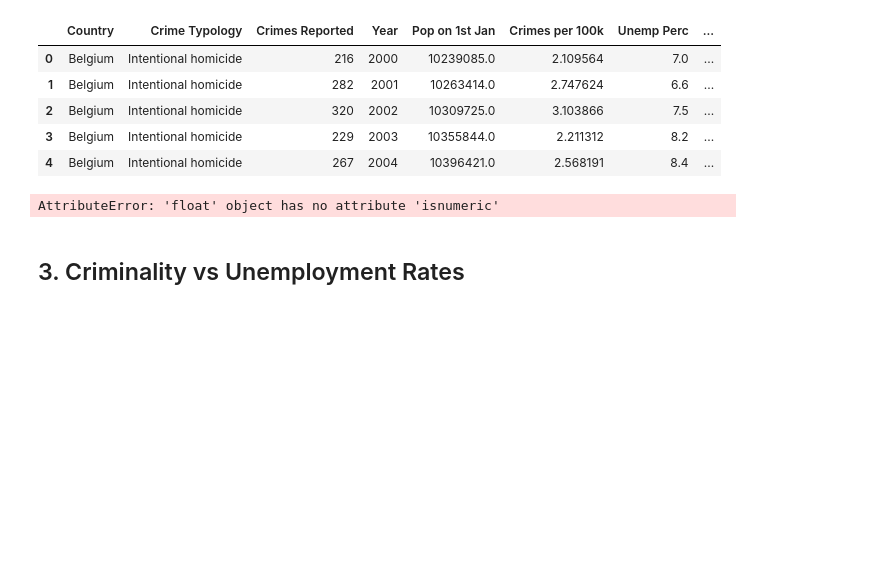
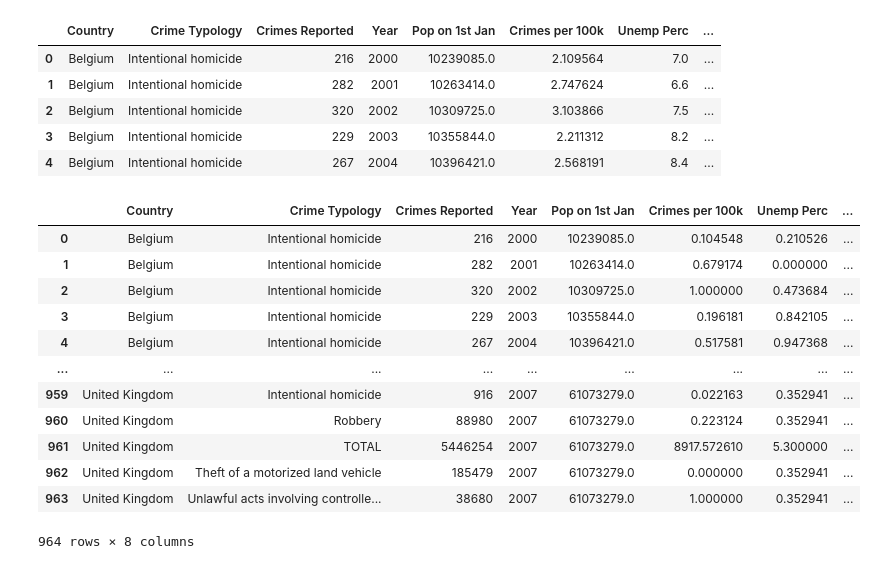
Before and after one commit to Mattia26/Coursework_DMS020, a Jupyter notebook: Criminality_Report_Analysis.ipynb, the cells around one changed output. Cells and saved outputs as stored; diff of their text form; code cells hidden in the pictures; blank space fills up the shorter version.

```diff
--- a/Criminality_Report_Analysis.ipynb
+++ b/Criminality_Report_Analysis.ipynb
@@ -175,16 +483,34 @@ raw_data.head()
 | 2 | Belgium | Intentional homicide | 320 | 2002 | 10309725.0 | 3.103866 | 7.5 | ... |
 | 3 | Belgium | Intentional homicide | 229 | 2003 | 10355844.0 | 2.211312 | 8.2 | ... |
 | 4 | Belgium | Intentional homicide | 267 | 2004 | 10396421.0 | 2.568191 | 8.4 | ... |
-# %%
-data_t1 = raw_data.copy()
-norm_cols = data_t1.groupby(['Country','Crime Typology'])['Crimes per 100k','Unemp Perc','Early Leavers Perc'].transform(normalize_list)
-
-data_t1['Crimes per 100k'] = norm_cols['Crimes per 100k']
-data_t1['Unemp Perc'] = norm_cols['Unemp Perc']
-data_t1['Early Leavers Perc'] = norm_cols['Early Leavers Perc']
-
-data_t1
-# %% [output]
-AttributeError: 'float' object has no attribute 'isnumeric'
-# %% [markdown]
-## 3. Criminality vs Unemployment Rates
+# %%
+data_t1 = raw_data.copy()
+
+## Normalization of the columns grouping by country and crime typology
+for country in COUNTRIES:
+    for crime_type in CRIME_TYPOLOGIES:
+
+        # filter by country and crime typology
+        filter_cond = (data_t1['Country'] == country) & (data_t1['Crime Typology'] == crime_type)
+
+        # for each column apply normalization
+        for col_to_norm in ['Crimes per 100k', 'Unemp Perc', 'Early Leavers Perc']:
+            values = list(data_t1.loc[filter_cond, col_to_norm])
+            data_t1.loc[filter_cond, col_to_norm] = normalize_list(values)
+
+
+data_t1
+# %% [output]
+|  | Country | Crime Typology | Crimes Reported | Year | Pop on 1st Jan | Crimes per 100k | Unemp Perc | ... |
+| 0 | Belgium | Intentional homicide | 216 | 2000 | 10239085.0 | 0.104548 | 0.210526 | ... |
+| 1 | Belgium | Intentional homicide | 282 | 2001 | 10263414.0 | 0.679174 | 0.000000 | ... |
+| 2 | Belgium | Intentional homicide | 320 | 2002 | 10309725.0 | 1.000000 | 0.473684 | ... |
+| 3 | Belgium | Intentional homicide | 229 | 2003 | 10355844.0 | 0.196181 | 0.842105 | ... |
+| 4 | Belgium | Intentional homicide | 267 | 2004 | 10396421.0 | 0.517581 | 0.947368 | ... |
+| ... | ... | ... | ... | ... | ... | ... | ... | ... |
+| 959 | United Kingdom | Intentional homicide | 916 | 2007 | 61073279.0 | 0.022163 | 0.352941 | ... |
+| 960 | United Kingdom | Robbery | 88980 | 2007 | 61073279.0 | 0.223124 | 0.352941 | ... |
+| 961 | United Kingdom | TOTAL | 5446254 | 2007 | 61073279.0 | 8917.572610 | 5.300000 | ... |
+| 962 | United Kingdom | Theft of a motorized land vehicle | 185479 | 2007 | 61073279.0 | 0.000000 | 0.352941 | ... |
+| 963 | United Kingdom | Unlawful acts involving controlle... | 38680 | 2007 | 61073279.0 | 1.000000 | 0.352941 | ... |
+964 rows × 8 columns
```
Also changed, not shown: parts of 48 cells of this notebook.
